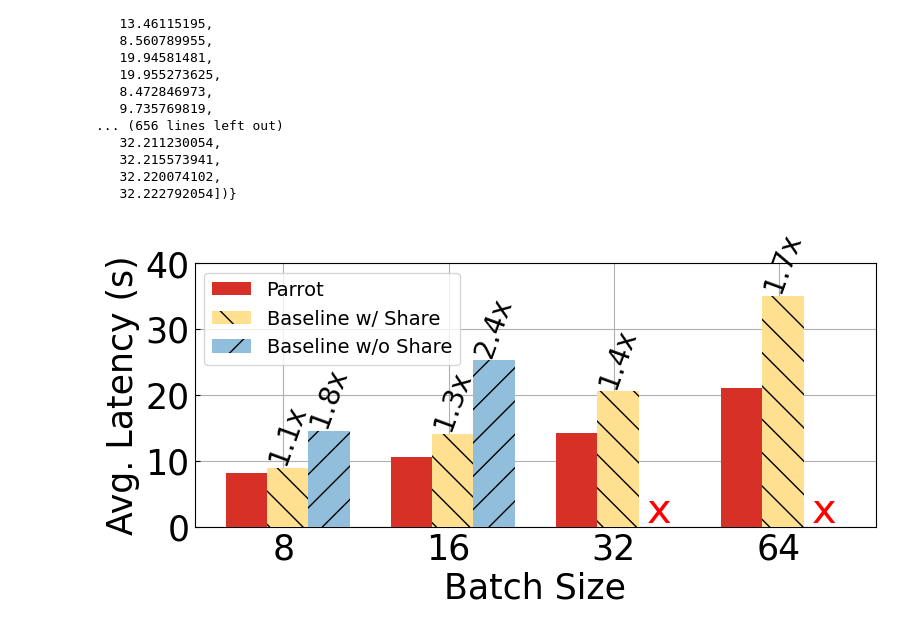
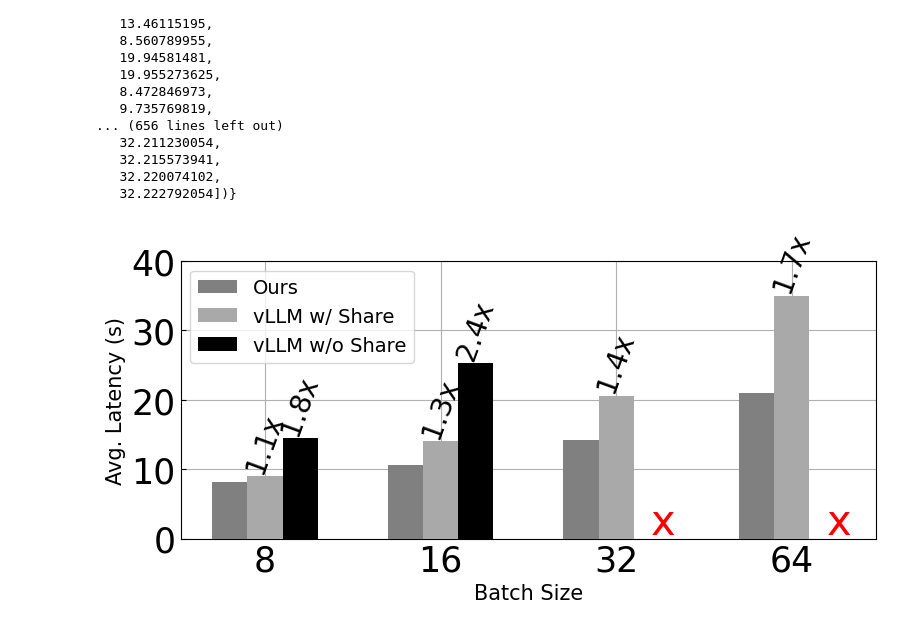
Before and after one commit to microsoft/ParrotServe, a Jupyter notebook: benchmark/share_prompt/results/share_bs.ipynb, the cells around one changed output. Saved outputs shown, nothing was run; the diff lists cells and outputs as text; code cells hidden in the pictures.

```diff
--- a/benchmark/share_prompt/results/share_bs.ipynb
+++ b/benchmark/share_prompt/results/share_bs.ipynb
@@ -42,23 +714,23 @@ data
 
 batch_sizes = [8,16,32,64]
 systems = ['parrot_shared', 'vllm_shared', 'vllm_diverged', ]
-hatches = ['', '\\', '/', 'x']
+hatches = ['', '', '', 'x']
 colors = [
-"#d73027",
-"#fee090",
-"#91bfdb",
+"gray",
+"#a9a9a9",
+"black",
 "#4575b4"]
 # %%
 
 names = {
-    'parrot_shared': 'Parrot',
-    'vllm_shared': 'Baseline w/ Share',
-    'vllm_diverged': 'Baseline w/o Share'
+    'parrot_shared': 'Ours',
+    'vllm_shared': 'vLLM w/ Share',
+    'vllm_diverged': 'vLLM w/o Share'
 }
 
 # Generate the chart
 x = np.arange(len(batch_sizes))
-width = 0.25
+width = 0.2
 
 fig, ax = plt.subplots(1, 1, figsize=(8,4))
 
@@ -67,33 +739,33 @@ rects = []
 for i, system in enumerate(systems):
     rect = ax.bar(x - width/2 + i*width-0.1, [data[(system,bs)][1] for bs in batch_sizes], width,  hatch = hatches[i], color = colors[i], label=names[system],zorder=3) # hatches
     rects.append(rect)
 
     if system == 'parrot_shared':
         continue
     speedup_values = [data[(system,bs)][1]/data[('parrot_shared',bs)][1] for bs in batch_sizes]
     for rect, speedup in zip(rect, speedup_values):
         if speedup < 0.1:
             continue
         height = rect.get_height()
         ax.text(rect.get_x() + rect.get_width() / 2, height,
                 '{:.1f}x'.format(speedup),
                 ha='center', va='bottom', rotation=70,
                 fontsize=20)
 
 ax.text(2.2, 0.6, 'x', color='r', fontsize=30)
 ax.text(3.2, 0.6, 'x', color='r', fontsize=30)
 # plt.legend(loc='upper left', prop = { "size": 18 },)
 ax.tick_params(axis='y', labelsize=25, direction='in')
 ax.tick_params(axis='x', labelsize=25, direction='in')
-ax.set_xlabel('Batch Size', fontsize=25)
-ax.set_ylabel('Avg. Latency (s)', fontsize=25)
+ax.set_xlabel('Batch Size', fontsize=15)
+ax.set_ylabel('Avg. Latency (s)', fontsize=15)
 ax.set_xticks([_ for _ in x])
 ax.set_xticklabels(batch_sizes)
 plt.legend(loc='upper left', prop = { "size": 14 }) #, bbox_to_anchor= (0., 0.97))
 plt.ylim([0,40])
 plt.yticks([0,10,20,30,40])
 
 plt.tight_layout()
 plt.savefig('share_bs.pdf')
 # %% [output]
-[figure, old version]
+[figure, new version]
```
Also changed, not shown: parts of 1 cell of this notebook, 11 other files.
